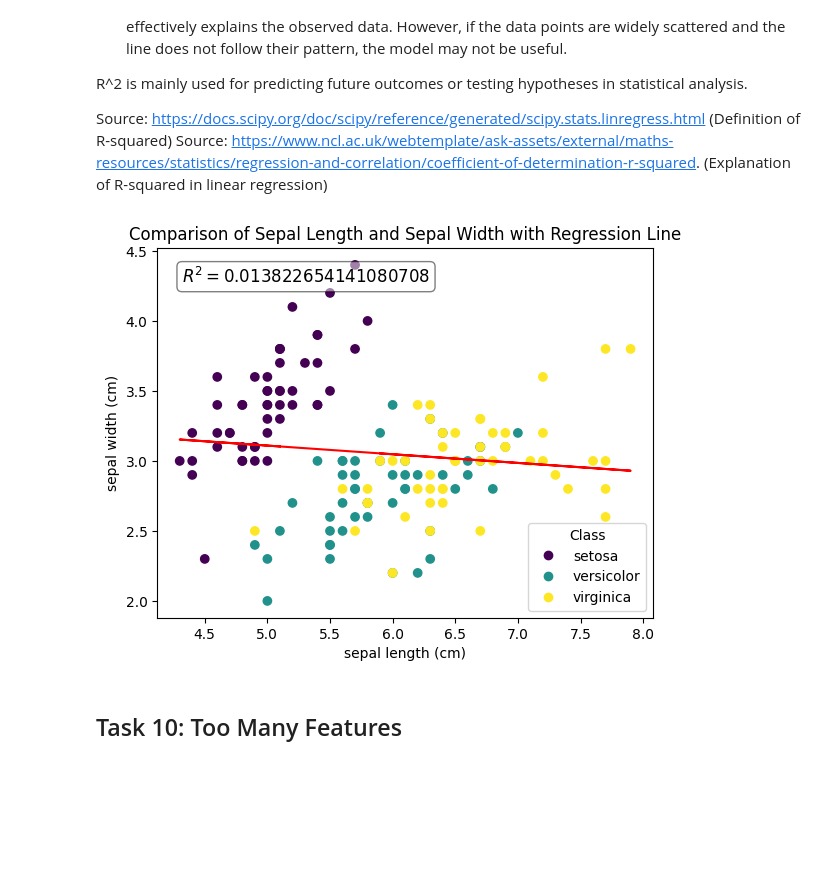
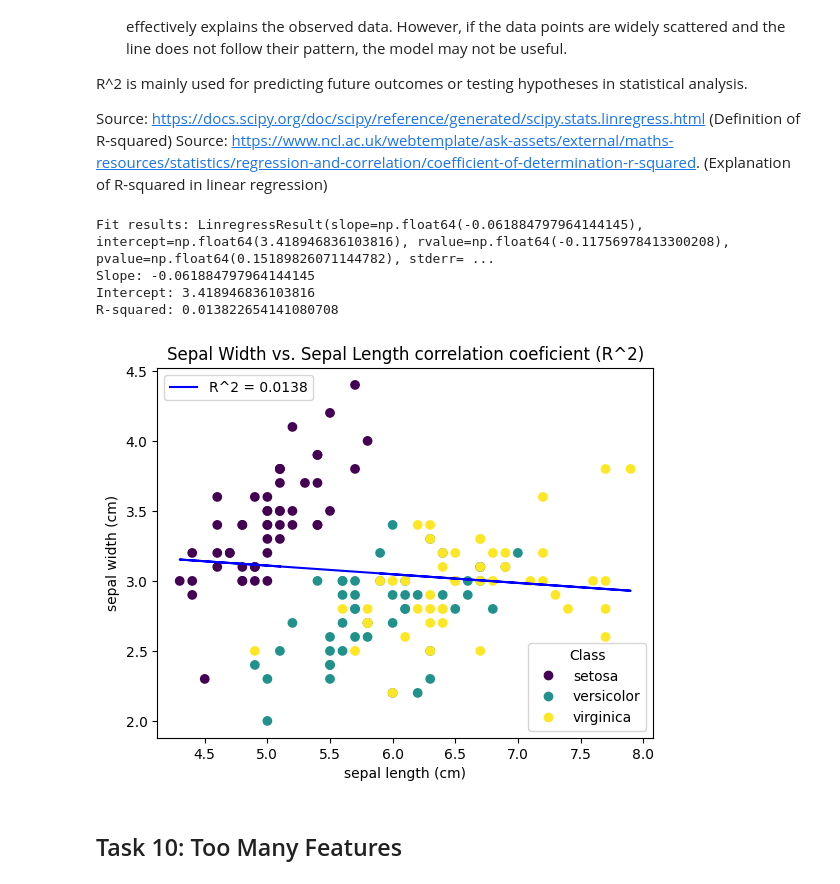
Before and after one commit to marianemcgrath/principles_of_da, a Jupyter notebook: tasks.ipynb, the cells around one changed output. Saved outputs shown, nothing was run; the diff lists cells and outputs as text; code cells hidden in the pictures; blank space fills up the shorter version.

```diff
--- a/tasks.ipynb
+++ b/tasks.ipynb
@@ -383,43 +391,46 @@ R^2 is mainly used for predicting future outcomes or testing hypotheses in stati
 Source: https://docs.scipy.org/doc/scipy/reference/generated/scipy.stats.linregress.html (Definition of R-squared)
 Source: https://www.ncl.ac.uk/webtemplate/ask-assets/external/maths-resources/statistics/regression-and-correlation/coefficient-of-determination-r-squared. (Explanation of R-squared in linear regression)
 # %%
-x = iris.data[:, 0]  # Sepal Length
-y = iris.data[:, 1]  # Sepal Width
-
 # Using SciPy to fit a line
 fit = sp.stats.linregress(x, y)
-# Show the fit object
-fit
-# Show the slope
-fit.slope
-# Intercept
-fit.intercept
-# R^2 value
-fit.rvalue**2
 
-# Calculate the regression line
-regression_line = fit.slope * x + fit.intercept
+# Show the fit object and components
+print("Fit results:", fit)
+print("Slope:", fit.slope)
+print("Intercept:", fit.intercept)
+print("R-squared:", fit.rvalue**2)
+
+# Calculate the regression line using the correct slope (m) and intercept (c)
+r_squared = fit.slope * x + fit.intercept
 fig, ax = plt.subplots()
 scatter = ax.scatter(x, y, c=iris.target)
 
-# Plot regression line
-ax.plot(x, regression_line, color='red', label='Regression Line')
+# Plot the regression line (only need one line)
+ax.plot(x, r_squared, color='blue', label=f"R^2 = {fit.rvalue**2:.4f}")
 
 # Add labels and title
-ax.set_title("Comparison of Sepal Length and Sepal Width with Regression Line")
+ax.set_title("Sepal Width vs. Sepal Length correlation coeficient (R^2)")
 ax.set_xlabel(iris.feature_names[0])
 ax.set_ylabel(iris.feature_names[1])
 
-# Legend for class labels
-_ = ax.legend(scatter.legend_elements()[0], iris.target_names, loc="lower right", title="Class")
+# Legend for class labels (flowers) and regression line
+legend1 = ax.legend(scatter.legend_elements()[0],
+                   iris.target_names,
+                   loc="lower right",
+                   title="Class")
+ax.add_artist(legend1)  # Add the first legend manually
+ax.legend(loc="upper left")  # Add the regression line legend
 
-# Annotate R^2
-ax.annotate(f"$R^2 = {fit.rvalue**2}$", xy=(0.05, 0.95), xycoords="axes fraction", fontsize=12,
-            verticalalignment='top', bbox=dict(boxstyle="round", facecolor="white", alpha=0.5))
+# Show the plot
+plt.show()
 
-plt.show()
+# Source: https://stackoverflow.com/questions/55696942/how-to-apply-y-mx-b-formula-in-python-in-order-to-get-my-regression-line#:~:text=Then%2C%20you%20plot%20a%20your%20function%3A (Calculating the regression line)
 # %% [output]
+Fit results: LinregressResult(slope=np.float64(-0.061884797964144145), intercept=np.float64(3.418946836103816), rvalue=np.float64(-0.11756978413300208), pvalue=np.float64(0.15189826071144782), stderr= ...
+Slope: -0.061884797964144145
+Intercept: 3.418946836103816
+R-squared: 0.013822654141080708
-[figure, old version]
+[figure, new version]
 # %% [markdown]
 ## Task 10: Too Many Features
 # %% [markdown]
```
Also changed, not shown: parts of 11 cells of this notebook.
